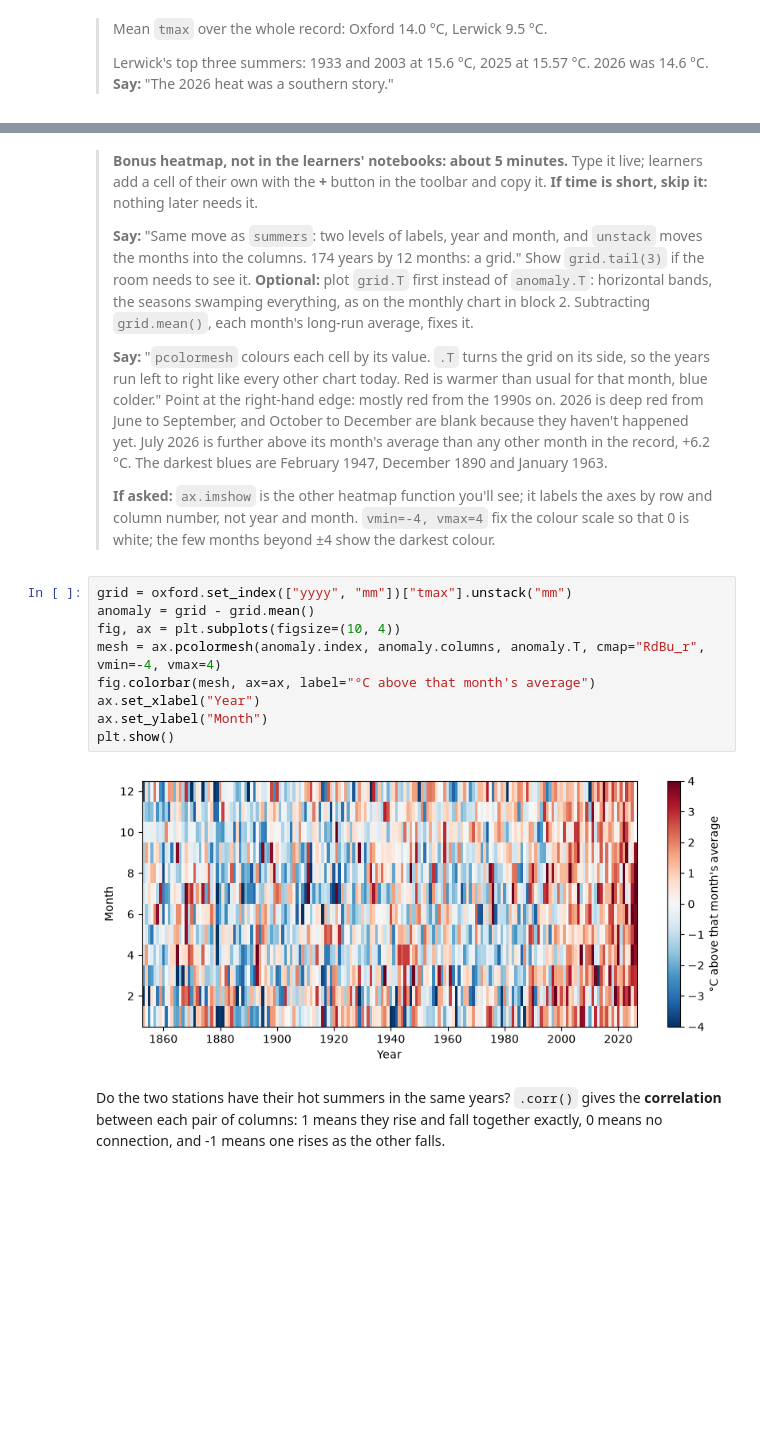
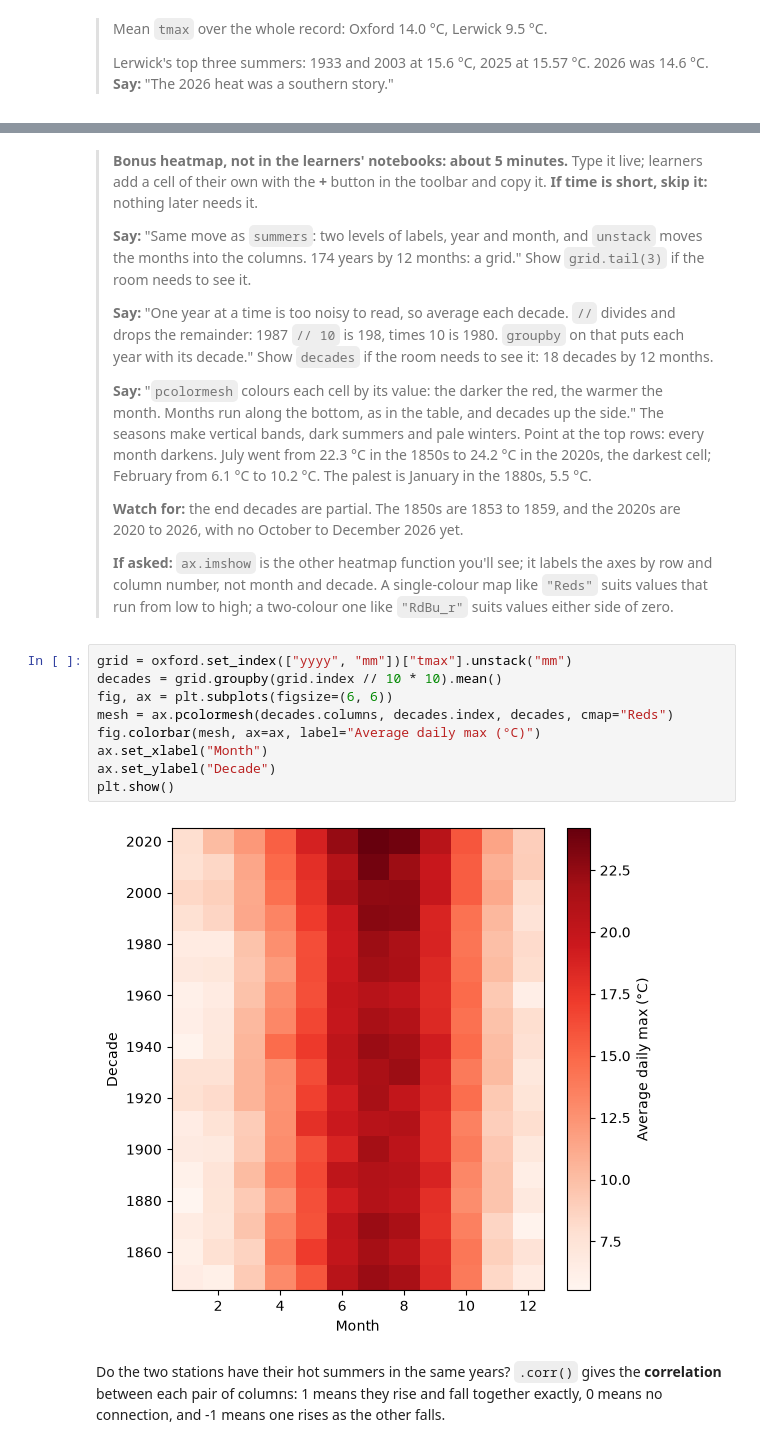
Before and after one commit to cafoala/cfrr-python-for-data-analysis, a Jupyter notebook: instructor/day2_demo.ipynb, the cells around one changed output, grey strips where cells are left out. Drawn from its saved outputs; the diff is of its cells as text; blank space fills up the shorter version.

```diff
--- a/instructor/day2_demo.ipynb
+++ b/instructor/day2_demo.ipynb
@@ -595,22 +674,26 @@ wide.tail(3)
 # %% [markdown]
 > **Bonus heatmap, not in the learners' notebooks: about 5 minutes.** Type it live; learners add a cell of their own with the **+** button in the toolbar and copy it. **If time is short, skip it:** nothing later needs it.
 >
-> **Say:** "Same move as `summers`: two levels of labels, year and month, and `unstack` moves the months into the columns. 174 years by 12 months: a grid." Show `grid.tail(3)` if the room needs to see it. **Optional:** plot `grid.T` first instead of `anomaly.T`: horizontal bands, the seasons swamping everything, as on the monthly chart in block 2. Subtracting `grid.mean()`, each month's long-run average, fixes it.
+> **Say:** "Same move as `summers`: two levels of labels, year and month, and `unstack` moves the months into the columns. 174 years by 12 months: a grid." Show `grid.tail(3)` if the room needs to see it.
 >
-> **Say:** "`pcolormesh` colours each cell by its value. `.T` turns the grid on its side, so the years run left to right like every other chart today. Red is warmer than usual for that month, blue colder." Point at the right-hand edge: mostly red from the 1990s on. 2026 is deep red from June to September, and October to December are blank because they haven't happened yet. July 2026 is further above its month's average than any other month in the record, +6.2 °C. The darkest blues are February 1947, December 1890 and January 1963.
+> **Say:** "One year at a time is too noisy to read, so average each decade. `//` divides and drops the remainder: 1987 `// 10` is 198, times 10 is 1980. `groupby` on that puts each year with its decade." Show `decades` if the room needs to see it: 18 decades by 12 months.
 >
-> **If asked:** `ax.imshow` is the other heatmap function you'll see; it labels the axes by row and column number, not year and month. `vmin=-4, vmax=4` fix the colour scale so that 0 is white; the few months beyond ±4 show the darkest colour.
+> **Say:** "`pcolormesh` colours each cell by its value: the darker the red, the warmer the month. Months run along the bottom, as in the table, and decades up the side." The seasons make vertical bands, dark summers and pale winters. Point at the top rows: every month darkens. July went from 22.3 °C in the 1850s to 24.2 °C in the 2020s, the darkest cell; February from 6.1 °C to 10.2 °C. The palest is January in the 1880s, 5.5 °C.
+>
+> **Watch for:** the end decades are partial. The 1850s are 1853 to 1859, and the 2020s are 2020 to 2026, with no October to December 2026 yet.
+>
+> **If asked:** `ax.imshow` is the other heatmap function you'll see; it labels the axes by row and column number, not month and decade. A single-colour map like `"Reds"` suits values that run from low to high; a two-colour one like `"RdBu_r"` suits values either side of zero.
 # %%
 grid = oxford.set_index(["yyyy", "mm"])["tmax"].unstack("mm")
-anomaly = grid - grid.mean()
-fig, ax = plt.subplots(figsize=(10, 4))
-mesh = ax.pcolormesh(anomaly.index, anomaly.columns, anomaly.T, cmap="RdBu_r", vmin=-4, vmax=4)
-fig.colorbar(mesh, ax=ax, label="°C above that month's average")
-ax.set_xlabel("Year")
-ax.set_ylabel("Month")
+decades = grid.groupby(grid.index // 10 * 10).mean()
+fig, ax = plt.subplots(figsize=(6, 6))
+mesh = ax.pcolormesh(decades.columns, decades.index, decades, cmap="Reds")
+fig.colorbar(mesh, ax=ax, label="Average daily max (°C)")
+ax.set_xlabel("Month")
+ax.set_ylabel("Decade")
 plt.show()
 # %% [output]
-[figure, old version]
+[figure, new version]
 # %% [markdown]
 Do the two stations have their hot summers in the same years? `.corr()` gives the **correlation** between each pair of columns: 1 means they rise and fall together exactly, 0 means no connection, and -1 means one rises as the other falls.
 # %%
```
Also changed, not shown: parts of 81 cells of this notebook, 4 other files.
